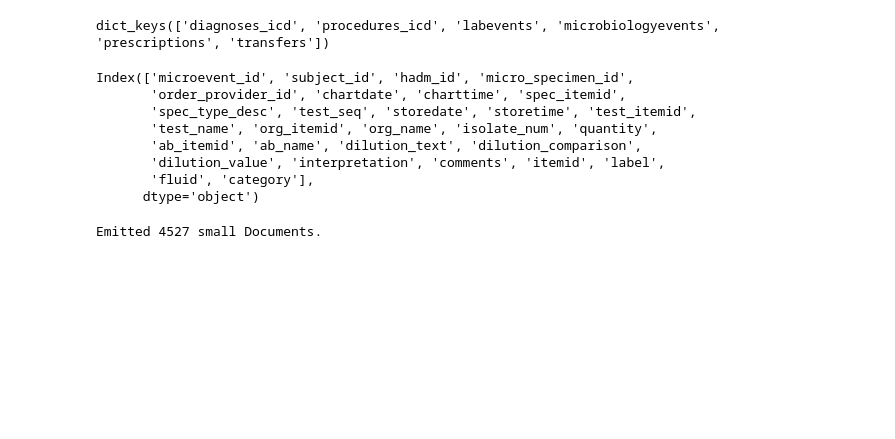
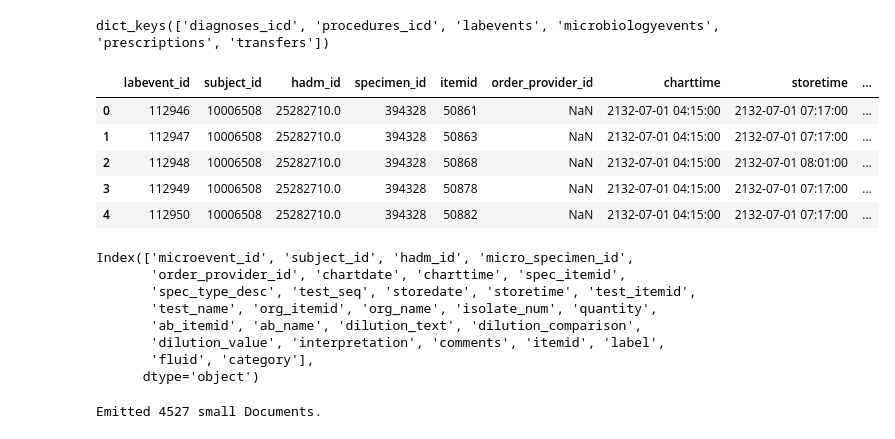
Before and after one commit to DevNick21/Clinical_RAG_chat_bot, a Jupyter notebook: data_handling/creating_docs.ipynb, the cells around one changed output. Saved outputs shown, nothing was run; the diff lists cells and outputs as text; code cells hidden in the pictures; blank space fills up the shorter version.

```diff
--- a/test_with_samples.ipynb
+++ b/data_handling/creating_docs.ipynb
@@ -79,3 +78,12 @@ grouped = {name: df.groupby("hadm_id") for name, df in link_tables.items() if "h
 link_tables.keys()  # to see what tables we have loaded
 # %% [output]
 dict_keys(['diagnoses_icd', 'procedures_icd', 'labevents', 'microbiologyevents', 'prescriptions', 'transfers'])
+# %%
+link_tables["labevents"].head()  # to see the admissions table
+# %% [output]
+|  | labevent_id | subject_id | hadm_id | specimen_id | itemid | order_provider_id | charttime | storetime | ... |
+| 0 | 112946 | 10006508 | 25282710.0 | 394328 | 50861 | NaN | 2132-07-01 04:15:00 | 2132-07-01 07:17:00 | ... |
+| 1 | 112947 | 10006508 | 25282710.0 | 394328 | 50863 | NaN | 2132-07-01 04:15:00 | 2132-07-01 07:17:00 | ... |
+| 2 | 112948 | 10006508 | 25282710.0 | 394328 | 50868 | NaN | 2132-07-01 04:15:00 | 2132-07-01 08:01:00 | ... |
+| 3 | 112949 | 10006508 | 25282710.0 | 394328 | 50878 | NaN | 2132-07-01 04:15:00 | 2132-07-01 07:17:00 | ... |
+| 4 | 112950 | 10006508 | 25282710.0 | 394328 | 50882 | NaN | 2132-07-01 04:15:00 | 2132-07-01 07:17:00 | ... |
```
Also changed, not shown: parts of 2 cells of this notebook, 7 other files.
